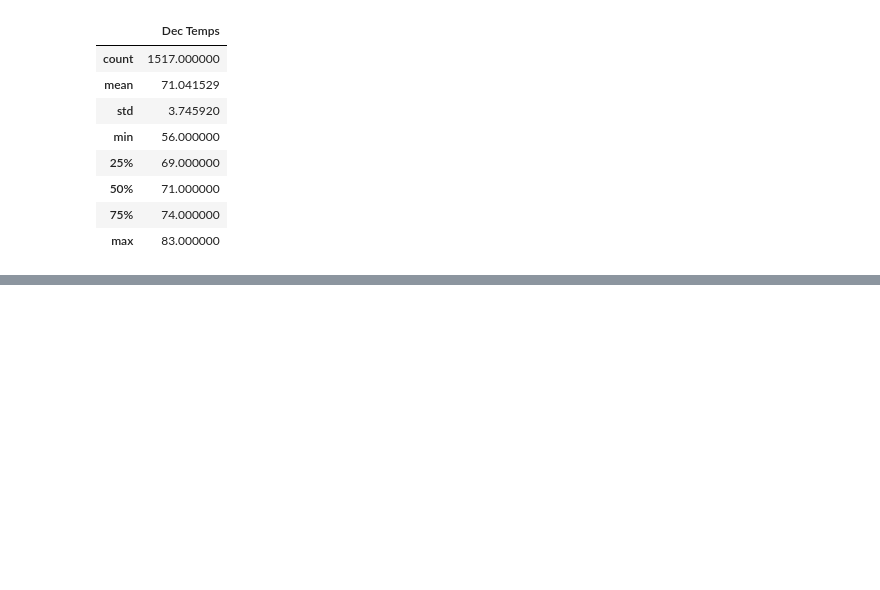
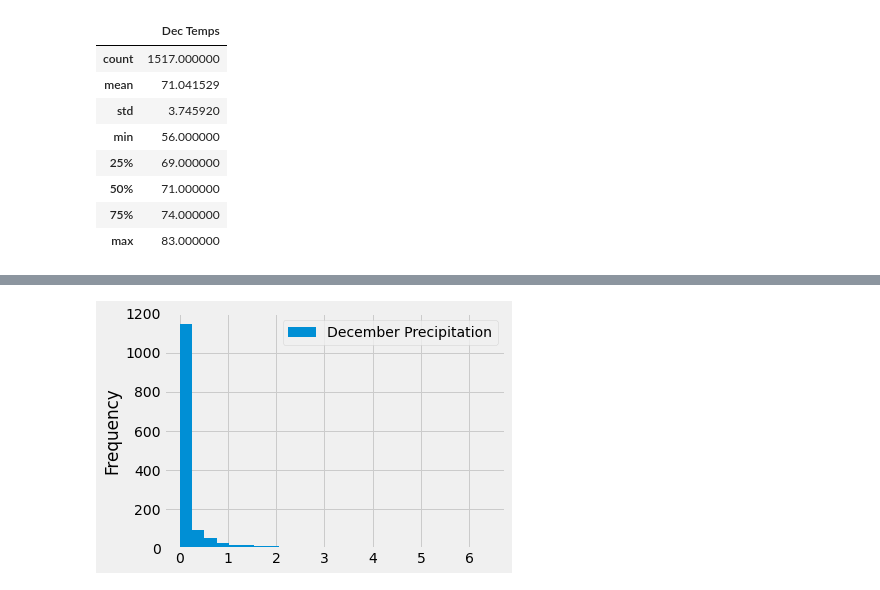
Before and after one commit to mxndyy/surfs_up, a Jupyter notebook: SurfsUp_Challenge.ipynb, the cells around one changed output, grey strips where cells are left out. Drawn from its saved outputs; the diff is of its cells as text; code cells hidden in the pictures; blank space fills up the shorter version.

```diff
--- a/SurfsUp_Challenge.ipynb
+++ b/SurfsUp_Challenge.ipynb
@@ -133,0 +191,5 @@ dec_df.describe()
+# %%
+Dec_prcp_df.plot.hist(bins=25)
+plt.tight_layout()
+# %% [output]
+[figure, added]
```
Also changed, not shown: parts of 6 cells of this notebook, 2 other files.
